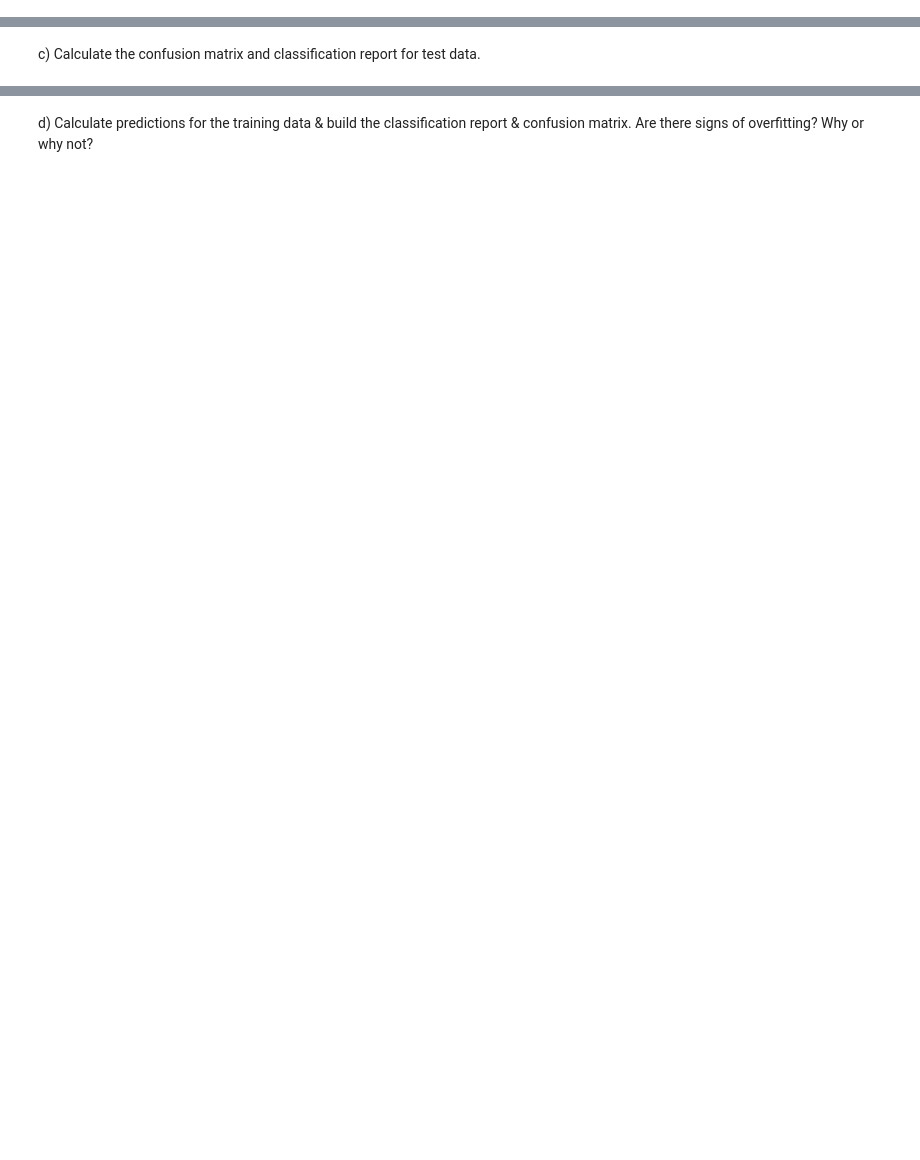
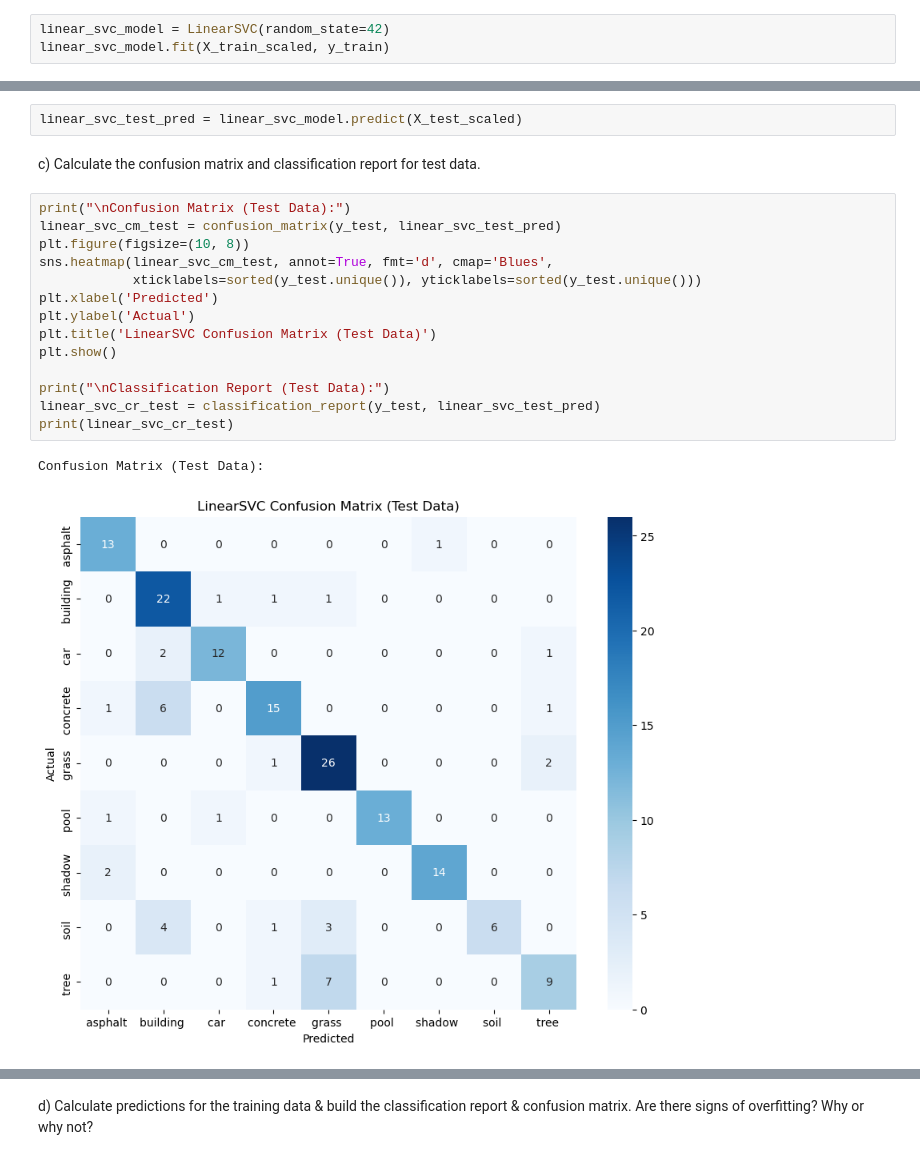
Before and after one commit to CassandraMaldonado/Deep-Dive-into-ML, a Jupyter notebook: Hw_4.ipynb, the cells around one changed output, grey strips where cells are left out. Drawn from its saved outputs; the diff is of its cells as text; blank space fills up the shorter version.

```diff
--- a/Hw_4.ipynb
+++ b/Hw_4.ipynb
@@ -247,3 +247,6 @@ Top 5 Features:
 Create a simple LinearSVC Classifier only using default parameters.
 
 a) Use the LinearSVC in sklearn. Fit your model on the training data.
+# %%
+linear_svc_model = LinearSVC(random_state=42)
+linear_svc_model.fit(X_train_scaled, y_train)
@@ -250,4 +255,23 @@ a) Use the LinearSVC in sklearn. Fit your model on the training data.
 # %% [markdown]
 b) Use the fitted model to predict on test data. Use the .predict() method to get the predicted classes.
+# %%
+linear_svc_test_pred = linear_svc_model.predict(X_test_scaled)
 # %% [markdown]
 c) Calculate the confusion matrix and classification report for test data.
+# %%
+print("\nConfusion Matrix (Test Data):")
+linear_svc_cm_test = confusion_matrix(y_test, linear_svc_test_pred)
+plt.figure(figsize=(10, 8))
+sns.heatmap(linear_svc_cm_test, annot=True, fmt='d', cmap='Blues',
+            xticklabels=sorted(y_test.unique()), yticklabels=sorted(y_test.unique()))
+plt.xlabel('Predicted')
+plt.ylabel('Actual')
+plt.title('LinearSVC Confusion Matrix (Test Data)')
+plt.show()
+
+print("\nClassification Report (Test Data):")
+linear_svc_cr_test = classification_report(y_test, linear_svc_test_pred)
+print(linear_svc_cr_test)
+# %% [output]
+Confusion Matrix (Test Data):
+[figure, added]
```
Also changed, not shown: parts of 3 cells of this notebook.
